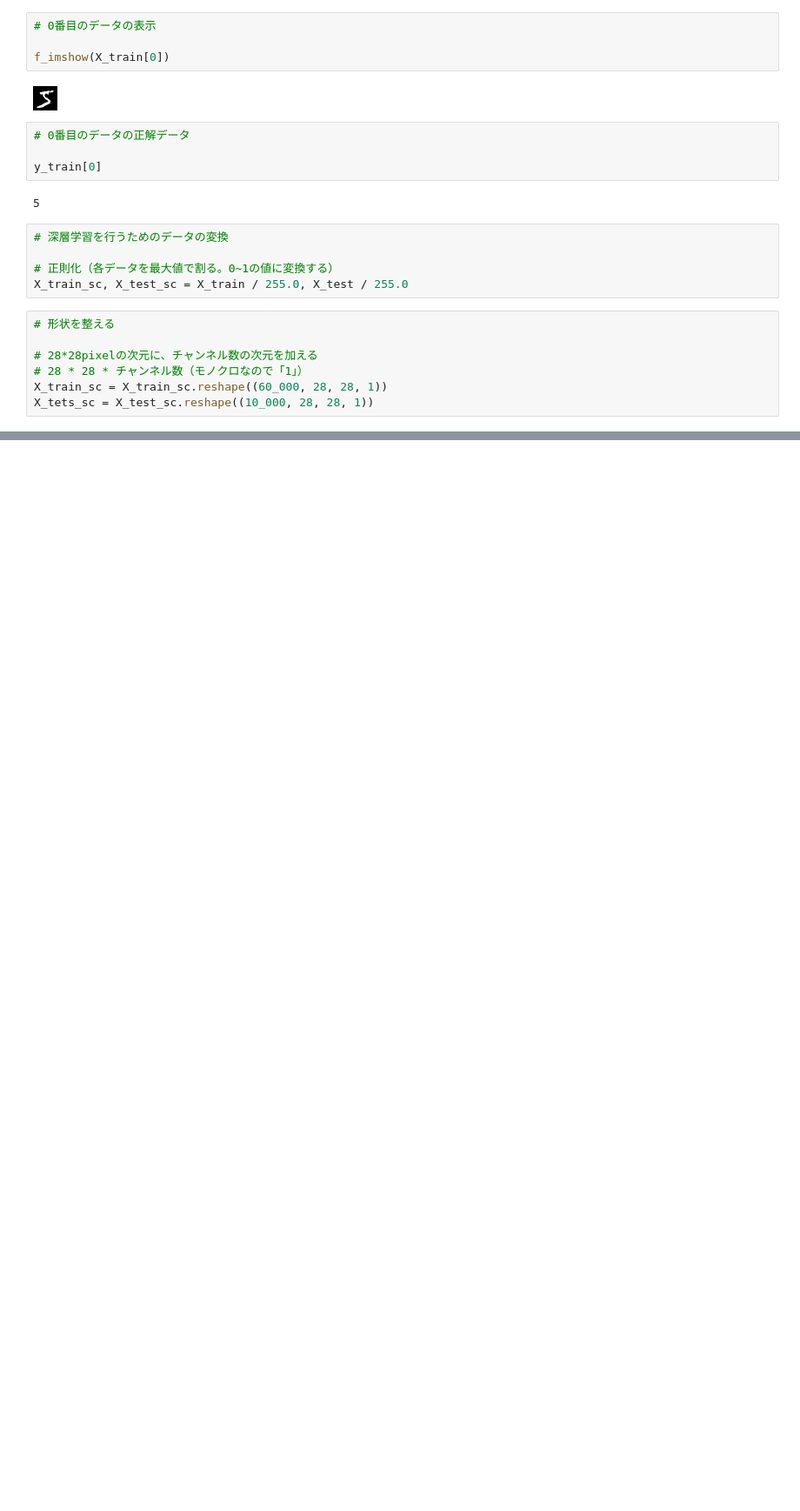
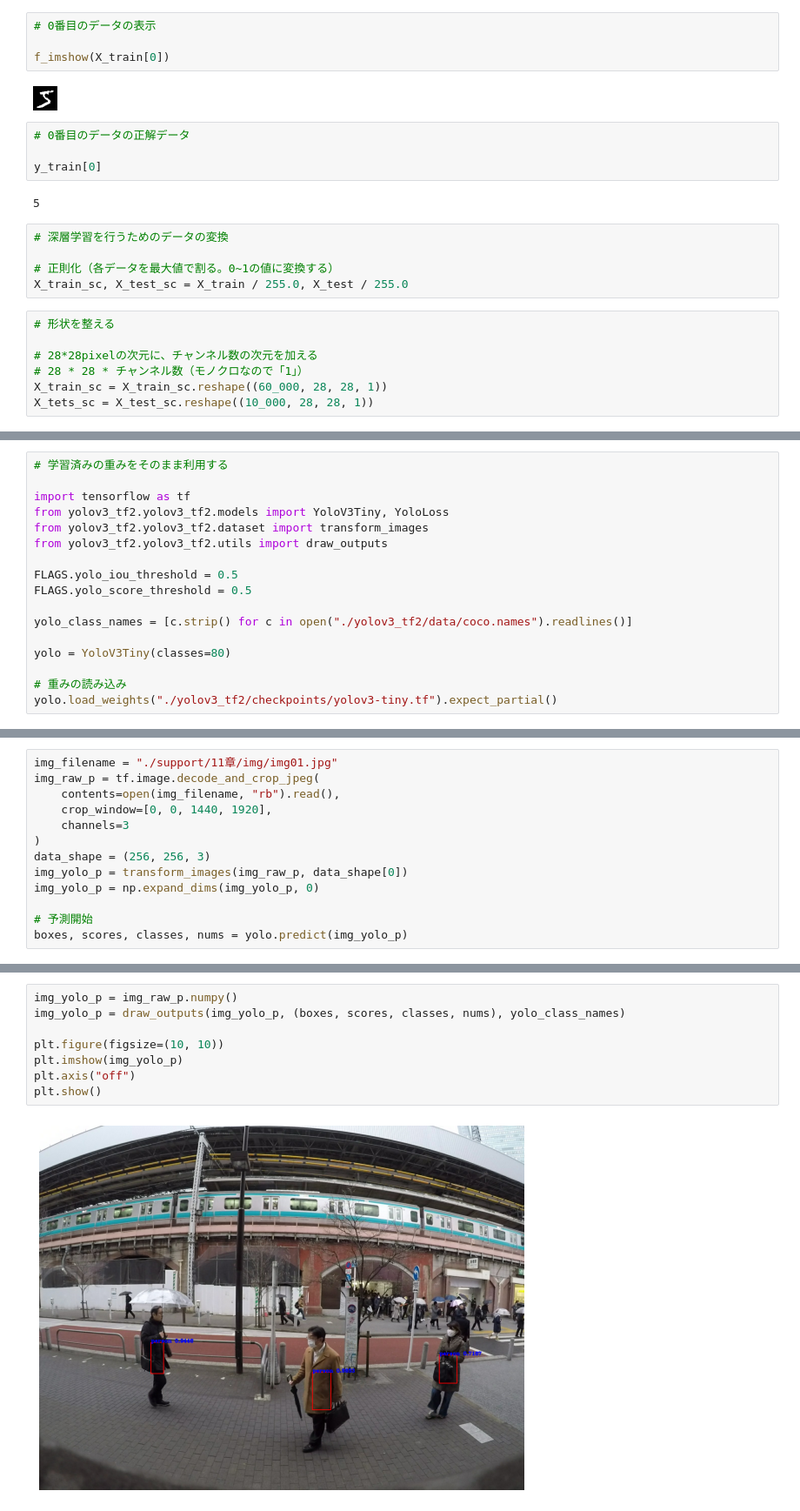
Before and after one commit to ginmaruGH/python-practical-data-analysis-100knocks, a Jupyter notebook: ch11/ch11.ipynb, the cells around one changed output, grey strips where cells are left out. Shown: that part at 87% size. Saved outputs shown, nothing was run; the diff lists cells and outputs as text; blank space fills up the shorter version.

```diff
--- a/ch11/ch11.ipynb
+++ b/ch11/ch11.ipynb
@@ -83,0 +388,17 @@ X_tets_sc = X_test_sc.reshape((10_000, 28, 28, 1))
+# %%
+# 学習済みの重みをそのまま利用する
+
+import tensorflow as tf
+from yolov3_tf2.yolov3_tf2.models import YoloV3Tiny, YoloLoss
+from yolov3_tf2.yolov3_tf2.dataset import transform_images
+from yolov3_tf2.yolov3_tf2.utils import draw_outputs
+
+FLAGS.yolo_iou_threshold = 0.5
+FLAGS.yolo_score_threshold = 0.5
+
+yolo_class_names = [c.strip() for c in open("./yolov3_tf2/data/coco.names").readlines()]
+
+yolo = YoloV3Tiny(classes=80)
+
+# 重みの読み込み
+yolo.load_weights("./yolov3_tf2/checkpoints/yolov3-tiny.tf").expect_partial()
@@ -83,0 +407,13 @@ X_tets_sc = X_test_sc.reshape((10_000, 28, 28, 1))
+# %%
+img_filename = "./support/11章/img/img01.jpg"
+img_raw_p = tf.image.decode_and_crop_jpeg(
+    contents=open(img_filename, "rb").read(),
+    crop_window=[0, 0, 1440, 1920],
+    channels=3
+)
+data_shape = (256, 256, 3)
+img_yolo_p = transform_images(img_raw_p, data_shape[0])
+img_yolo_p = np.expand_dims(img_yolo_p, 0)
+
+# 予測開始
+boxes, scores, classes, nums = yolo.predict(img_yolo_p)
@@ -83,0 +424,10 @@ X_tets_sc = X_test_sc.reshape((10_000, 28, 28, 1))
+# %%
+img_yolo_p = img_raw_p.numpy()
+img_yolo_p = draw_outputs(img_yolo_p, (boxes, scores, classes, nums), yolo_class_names)
+
+plt.figure(figsize=(10, 10))
+plt.imshow(img_yolo_p)
+plt.axis("off")
+plt.show()
+# %% [output]
+[figure, added]
```
Also changed, not shown: parts of 25 cells of this notebook, 31 other files.
